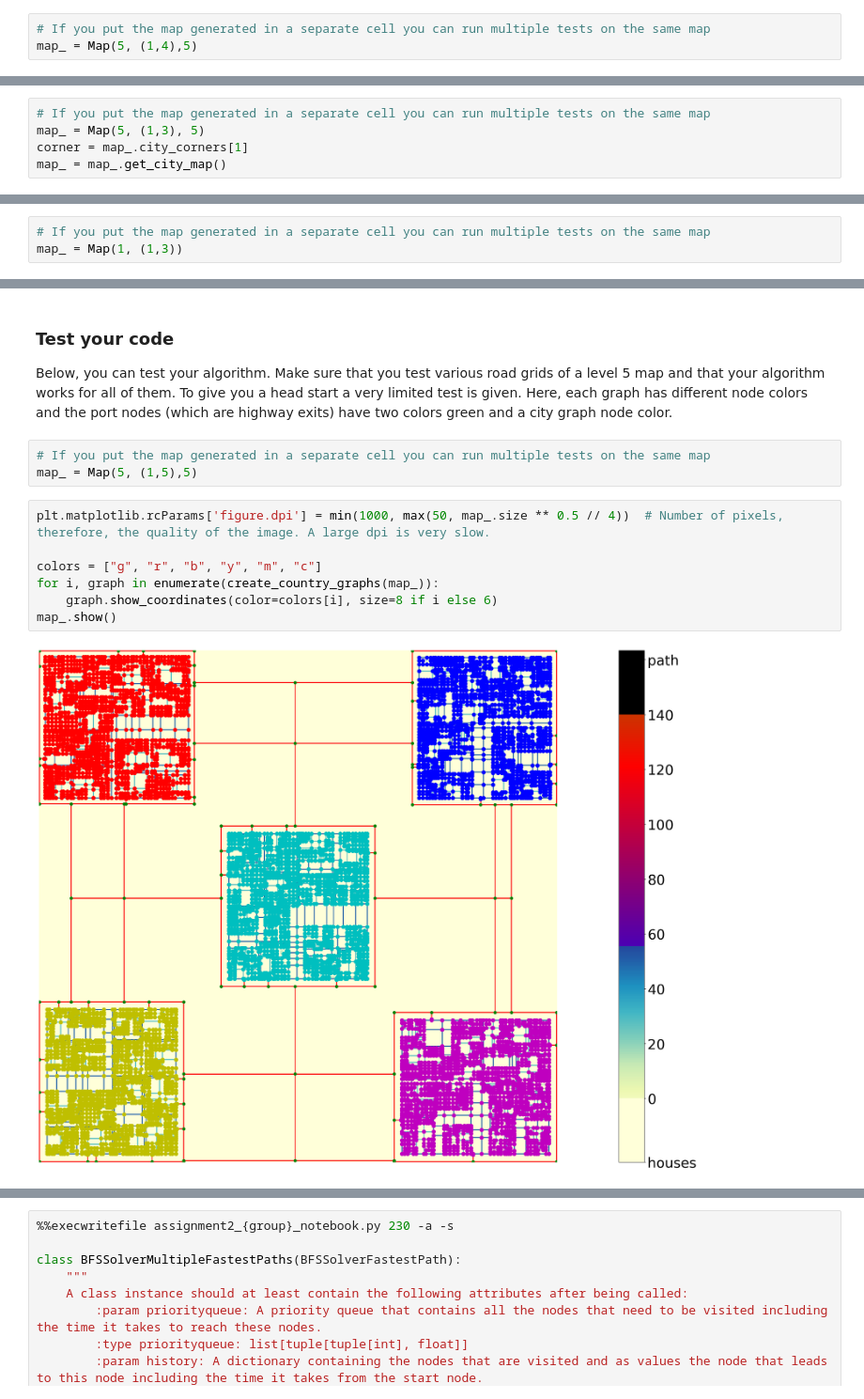
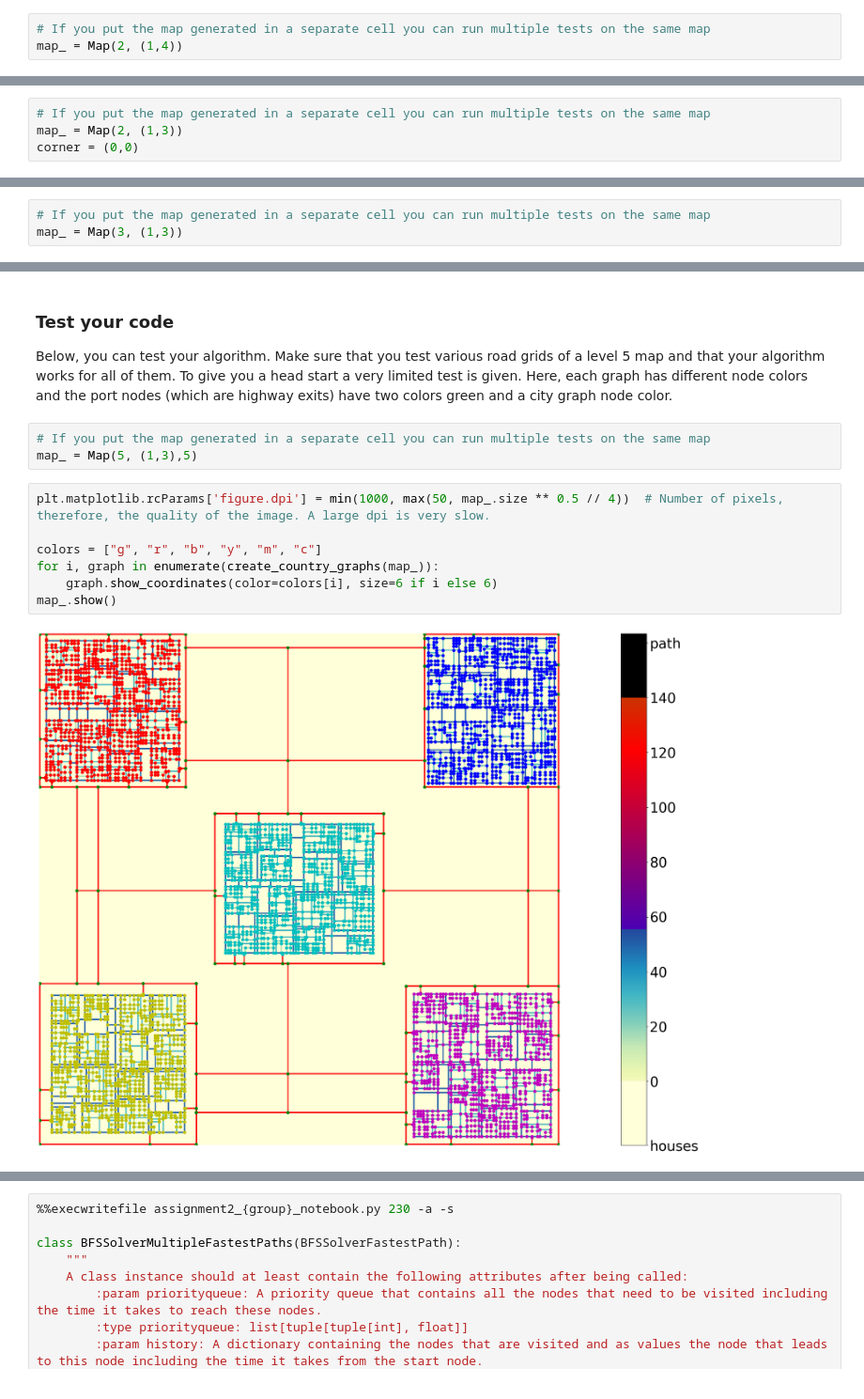
Before and after one commit to GabrielaGroenenewegenVanDerWeijden/AADS_Google_maps, a Jupyter notebook: AADS_Googlemaps/assignment2.ipynb, the cells around one changed output, grey strips where cells are left out. Shown at 94% size. Drawn from its saved outputs; the diff is of its cells as text.

```diff
--- a/AADS_Googlemaps/assignment2.ipynb
+++ b/AADS_Googlemaps/assignment2.ipynb
@@ -571,7 +566,7 @@ Appending to assignment2_3424340_notebook.py
 Below, you can test your algorithm. Make sure that you test various road grids and that your algorithm works for all of them. To give you a head start a very limited test is given.
 # %%
 # If you put the map generated in a separate cell you can run multiple tests on the same map
-map_ = Map(5, (1,4),5)
+map_ = Map(2, (1,4))
 # %%
 plt.matplotlib.rcParams['figure.dpi'] = max(30, map_.size ** 0.5 // 2)  # Number of pixels, therefore, the quality of the image. A large dpi is very slow.
 
@@ -689,9 +682,8 @@ Appending to assignment2_3424340_notebook.py
 Below, you can test your algorithm. Make sure that you test various road grids and that your algorithm works for all of them. To give you a head start a very limited test is given.
 # %%
 # If you put the map generated in a separate cell you can run multiple tests on the same map
-map_ = Map(5, (1,3), 5)
-corner = map_.city_corners[1]
-map_ = map_.get_city_map()
+map_ = Map(2, (1,3))
+corner = (0,0)
 # %%
 plt.matplotlib.rcParams['figure.dpi'] = max(30, map_.size ** 0.5 // 2)  # Number of pixels, therefore, the quality of the image. A large dpi is very slow.
 
@@ -1081,7 +1050,7 @@ Appending to assignment2_3424340_notebook.py
 Below, you can test your algorithm. Make sure that you test various road grids and that your algorithm works for all of them. To give you a head start a very limited test is given.
 # %%
 # If you put the map generated in a separate cell you can run multiple tests on the same map
-map_ = Map(1, (1,3))
+map_ = Map(3, (1,3))
 # %%
 plt.matplotlib.rcParams['figure.dpi'] = max(50, map_.size ** 0.5 // 2)  # Number of pixels, therefore, the quality of the image. A large dpi is very slow.
 
@@ -1235,16 +1203,16 @@ Appending to assignment2_3424340_notebook.py
 Below, you can test your algorithm. Make sure that you test various road grids of a level 5 map and that your algorithm works for all of them. To give you a head start a very limited test is given. Here, each graph has different node colors and the port nodes (which are highway exits) have two colors green and a city graph node color.
 # %%
 # If you put the map generated in a separate cell you can run multiple tests on the same map
-map_ = Map(5, (1,5),5)
+map_ = Map(5, (1,3),5)
 # %%
 plt.matplotlib.rcParams['figure.dpi'] = min(1000, max(50, map_.size ** 0.5 // 4))  # Number of pixels, therefore, the quality of the image. A large dpi is very slow.
 
 colors = ["g", "r", "b", "y", "m", "c"]
 for i, graph in enumerate(create_country_graphs(map_)):
-    graph.show_coordinates(color=colors[i], size=8 if i else 6)
+    graph.show_coordinates(color=colors[i], size=6 if i else 6)
 map_.show()
 # %% [output]
-[figure, old version]
+[figure, new version]
 # %% [markdown]
 ## 2.3a Solving the Hierarchical Graph Representations
 
```
Also changed, not shown: parts of 22 cells of this notebook, 2 other files.
